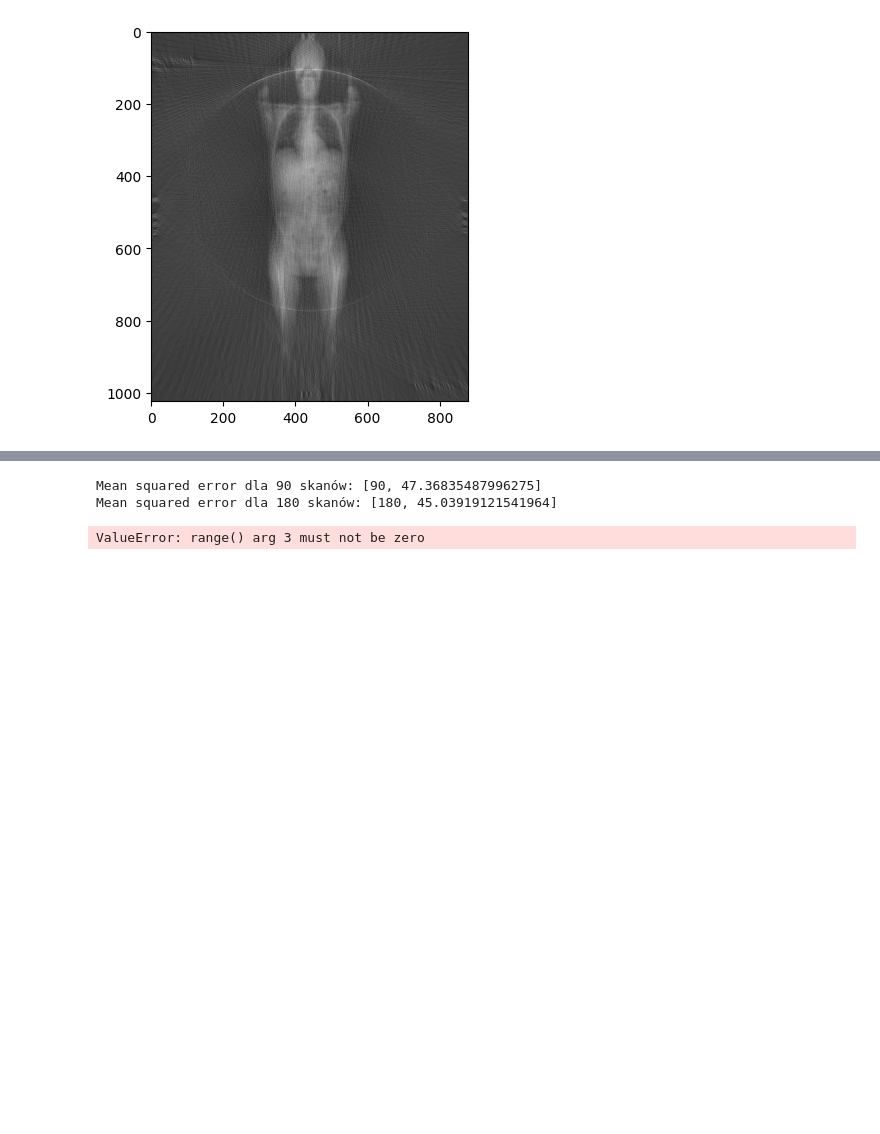
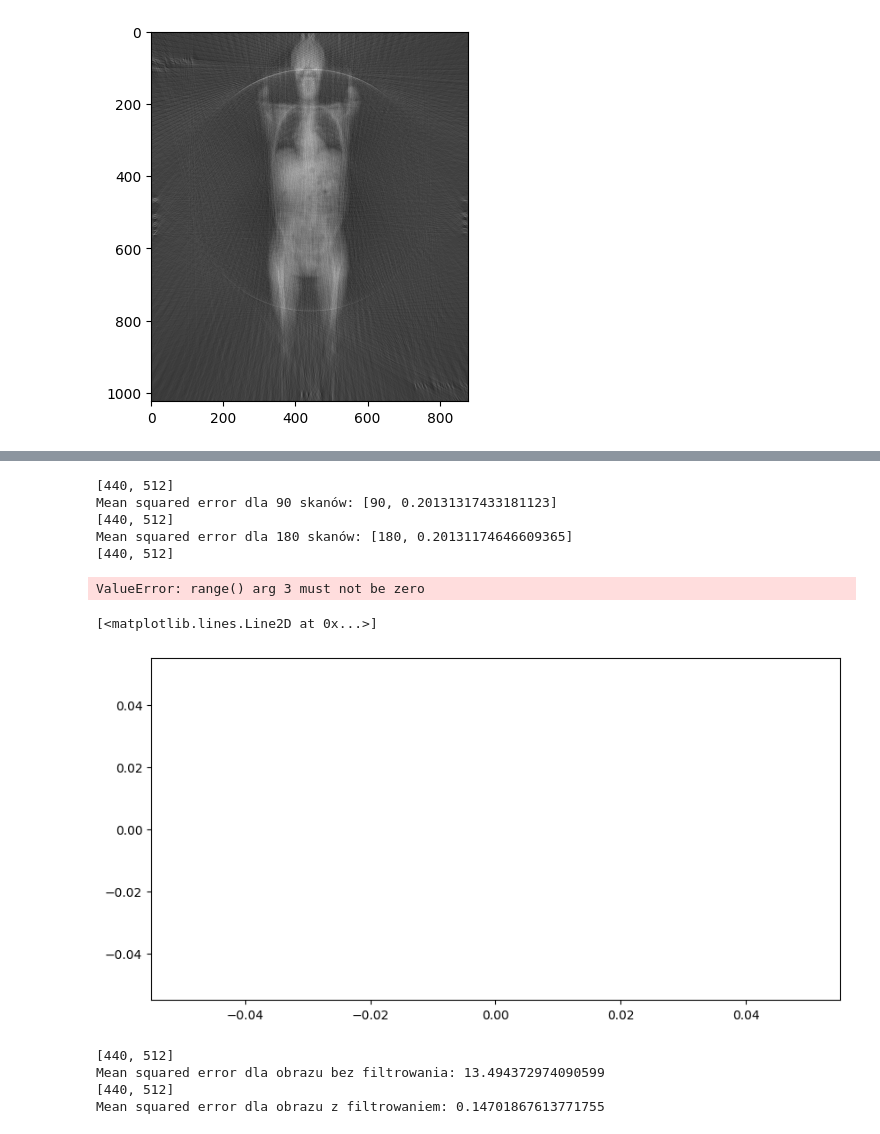
Before and after one commit to mr-SCWN/Informatyka-w-medycynie, a Jupyter notebook: Tomograf/nasz.ipynb, the cells around one changed output, grey strips where cells are left out. Saved outputs shown, nothing was run; the diff lists cells and outputs as text; code cells hidden in the pictures; blank space fills up the shorter version.

```diff
--- a/Tomograf/nasz.ipynb
+++ b/Tomograf/nasz.ipynb
@@ -414,29 +436,40 @@ for i in range(90, 721, 90):
 
     sinogram, lines = picture2sinogram(original_image, wid, detector_amount, d_a_helper)
     reconstructed, _ = back_projection(original_image, sinogram, lines, False)
-    scale_brightness(reconstructed, original_image)
+    reconstructed = scale_brightness(reconstructed)
     result_3.append([i, math.sqrt(mean_squared_error(original_image, reconstructed))])
     print(f"Mean squared error dla {i} skanów: {result_3[-1]}")
 # %% [output]
-Mean squared error dla 90 skanów: [90, 47.36835487996275]
-Mean squared error dla 180 skanów: [180, 45.03919121541964]
+[440, 512]
+Mean squared error dla 90 skanów: [90, 0.20131317433181123]
+[440, 512]
+Mean squared error dla 180 skanów: [180, 0.20131174646609365]
+[440, 512]
 ValueError: range() arg 3 must not be zero
 # %%
 plt.figure(figsize=(10, 5))
-plt.scatter([x[0] for x in result_3], [math.sqrt(x[1]) for x in result_3])
-plt.plot([x[0] for x in result_3], [math.sqrt(x[1]) for x in result_3])
+plt.scatter([x[0] for x in result_3], [x[1] for x in result_3])
+plt.plot([x[0] for x in result_3], [x[1] for x in result_3])
+# %% [output]
+[<matplotlib.lines.Line2D at 0x...>]
+[figure, added]
 # %%
 # Dla dwóch wybranych obrazów oraz następujących parametrów: liczba detektorów = 360, liczba skanów = 360, rozpiętość wachlarza = 270 stopni, proszę wykonać dwa warianty obliczeń -- z włączonym i wyłączonym filtrowaniem sinogramu. Dla każdego obrazu proszę zaprezentować RMSE dla obrazu bez filtrowania i z filtrowaniem oraz krótko skomentować różnice w jakości między obrazami.
 
 # bez filtrowania
 sinogram_without_filter, lines_without_filter = picture2sinogram(original_image, width, detector_amount, alpha)
 constr_without_filter, _ = back_projection(original_image, sinogram_without_filter, lines_without_filter, False)
-scale_brightness(constr_without_filter, original_image)
+scale_brightness(constr_without_filter)
 print(f"Mean squared error dla obrazu bez filtrowania: {math.sqrt(mean_squared_error(original_image, constr_without_filter))}")
 
 
 # z filtrowaniem
 sinogram_with_filter, lines_with_filter = picture2sinogram(original_image, width, detector_amount, alpha)
 constr_with_filter, _ = back_projection(original_image, sinogram_with_filter, lines_with_filter, True)
-scale_brightness(constr_with_filter, original_image)
+scale_brightness(constr_with_filter)
 print(f"Mean squared error dla obrazu z filtrowaniem: {math.sqrt(mean_squared_error(original_image, constr_with_filter))}")
+# %% [output]
+[440, 512]
+Mean squared error dla obrazu bez filtrowania: 13.494372974090599
+[440, 512]
+Mean squared error dla obrazu z filtrowaniem: 0.14701867613771755
```
Also changed, not shown: parts of 4 cells of this notebook.
